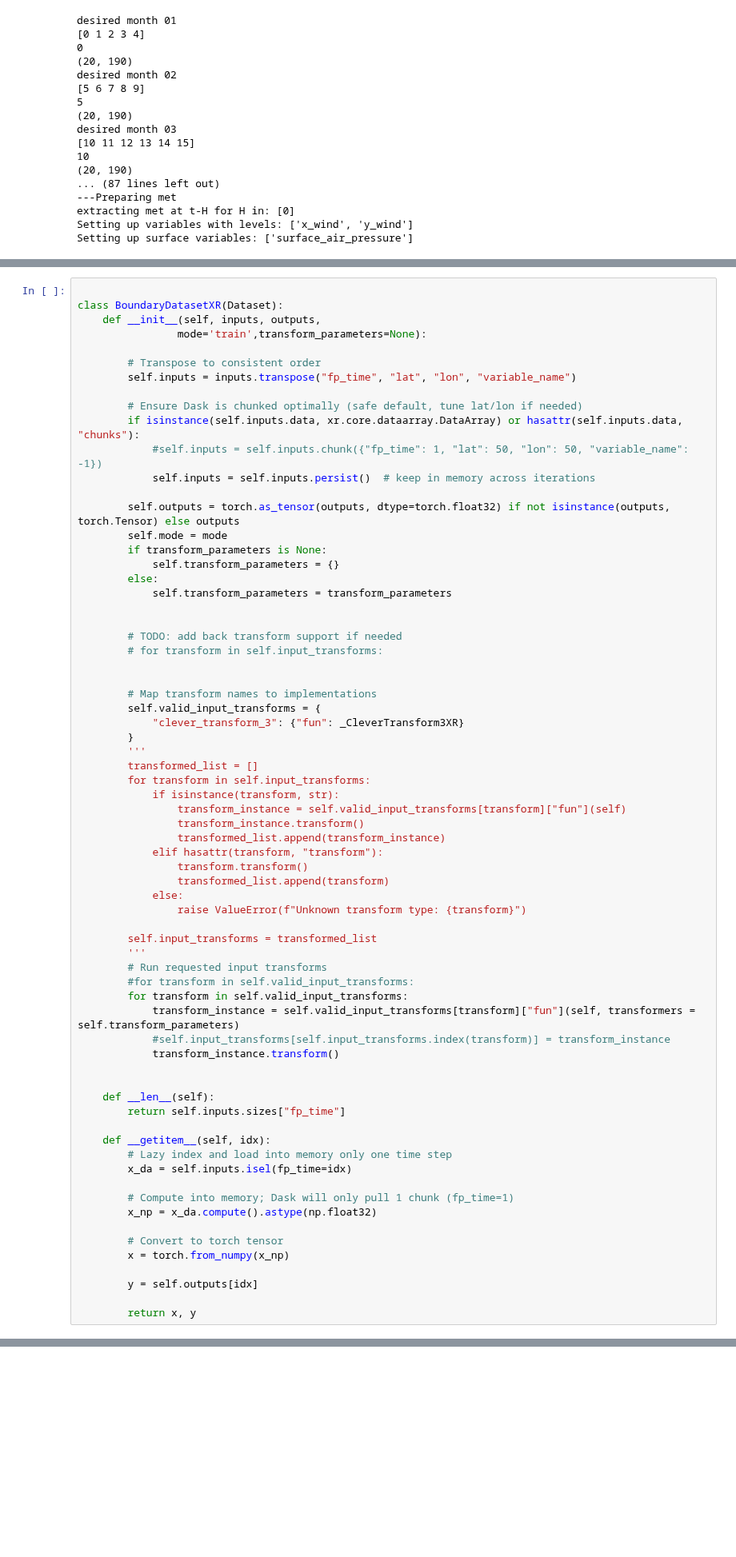
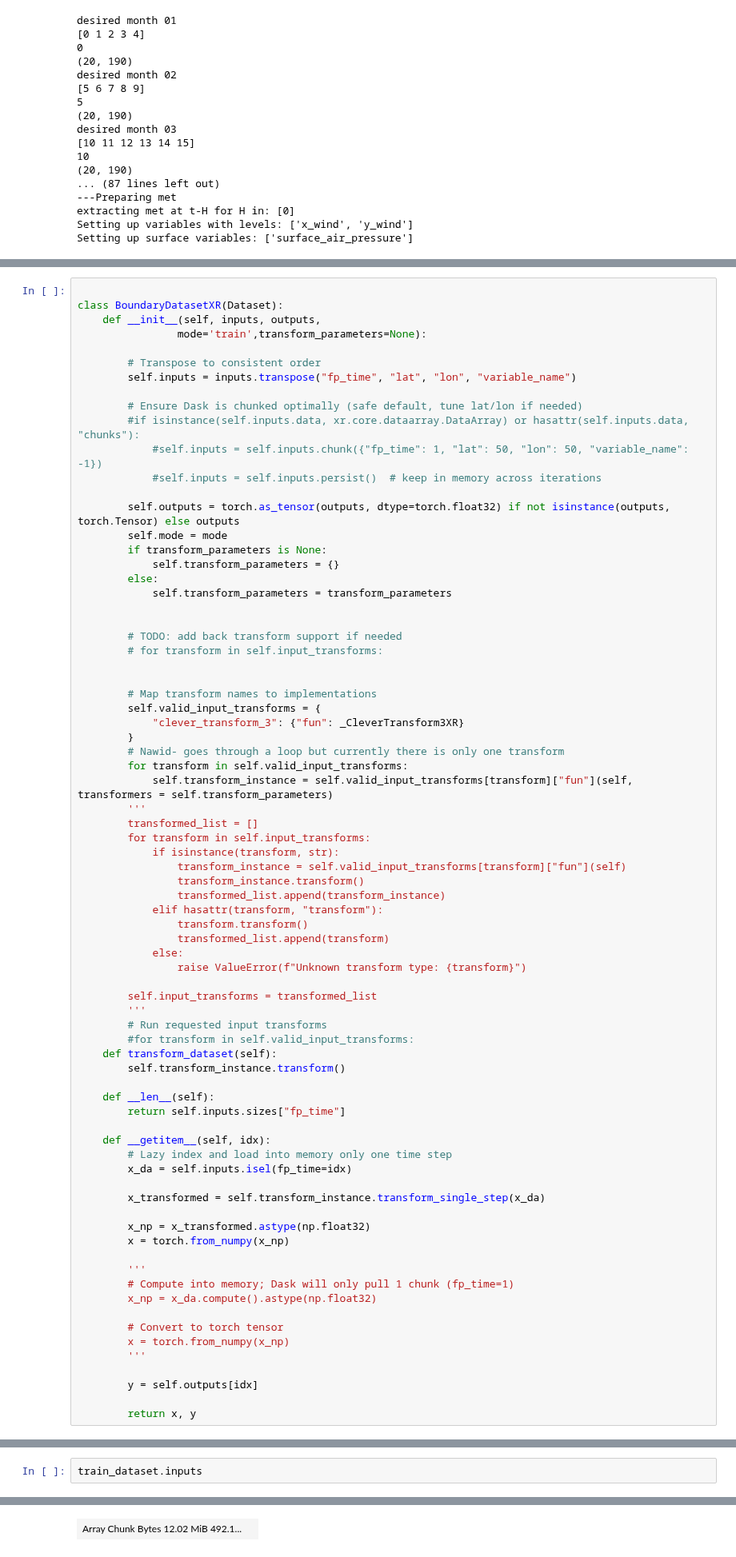
Before and after one commit to GATES-Lab/GATES_LPDM_emulator, a Jupyter notebook: debugging_notebook.ipynb, the cells around one changed output, grey strips where cells are left out. Shown at 80% size. Cells and saved outputs as stored; diff of their text form; blank space fills up the shorter version.

Commit message:
changing the code to make it so that the approach with low memory can be used

```diff
--- a/debugging_notebook.ipynb
+++ b/debugging_notebook.ipynb
@@ -1404,9 +1444,9 @@ class BoundaryDatasetXR(Dataset):
         self.inputs = inputs.transpose("fp_time", "lat", "lon", "variable_name")
 
         # Ensure Dask is chunked optimally (safe default, tune lat/lon if needed)
-        if isinstance(self.inputs.data, xr.core.dataarray.DataArray) or hasattr(self.inputs.data, "chunks"):
+        #if isinstance(self.inputs.data, xr.core.dataarray.DataArray) or hasattr(self.inputs.data, "chunks"):
             #self.inputs = self.inputs.chunk({"fp_time": 1, "lat": 50, "lon": 50, "variable_name": -1})
-            self.inputs = self.inputs.persist()  # keep in memory across iterations
+            #self.inputs = self.inputs.persist()  # keep in memory across iterations
 
         self.outputs = torch.as_tensor(outputs, dtype=torch.float32) if not isinstance(outputs, torch.Tensor) else outputs
         self.mode = mode
@@ -1424,6 +1464,9 @@ class BoundaryDatasetXR(Dataset):
         self.valid_input_transforms = {
             "clever_transform_3": {"fun": _CleverTransform3XR}
         }
+        # Nawid- goes through a loop but currently there is only one transform
+        for transform in self.valid_input_transforms:
+            self.transform_instance = self.valid_input_transforms[transform]["fun"](self, transformers = self.transform_parameters)
         '''
         transformed_list = []
         for transform in self.input_transforms:
@@ -1441,11 +1484,8 @@ class BoundaryDatasetXR(Dataset):
         '''
         # Run requested input transforms
         #for transform in self.valid_input_transforms:
-        for transform in self.valid_input_transforms:
-            transform_instance = self.valid_input_transforms[transform]["fun"](self, transformers = self.transform_parameters)
-            #self.input_transforms[self.input_transforms.index(transform)] = transform_instance
-            transform_instance.transform()
-
+    def transform_dataset(self):
+        self.transform_instance.transform()
 
     def __len__(self):
         return self.inputs.sizes["fp_time"]
@@ -1454,11 +1494,18 @@ class BoundaryDatasetXR(Dataset):
         # Lazy index and load into memory only one time step
         x_da = self.inputs.isel(fp_time=idx)
 
+        x_transformed = self.transform_instance.transform_single_step(x_da)
+
+        x_np = x_transformed.astype(np.float32)
+        x = torch.from_numpy(x_np)
+
+        '''
         # Compute into memory; Dask will only pull 1 chunk (fp_time=1)
         x_np = x_da.compute().astype(np.float32)
 
         # Convert to torch tensor
         x = torch.from_numpy(x_np)
+        '''
 
         y = self.outputs[idx]
 
@@ -1479,0 +1536,3 @@ varname: surface_air_pressure
+# %%
+train_dataset.inputs
+# %% [output]
@@ -1479,0 +1547 @@ varname: surface_air_pressure
+| Array Chunk Bytes 12.02 MiB 492.1... |  |
```
Also changed, not shown: parts of 8 cells of this notebook.
